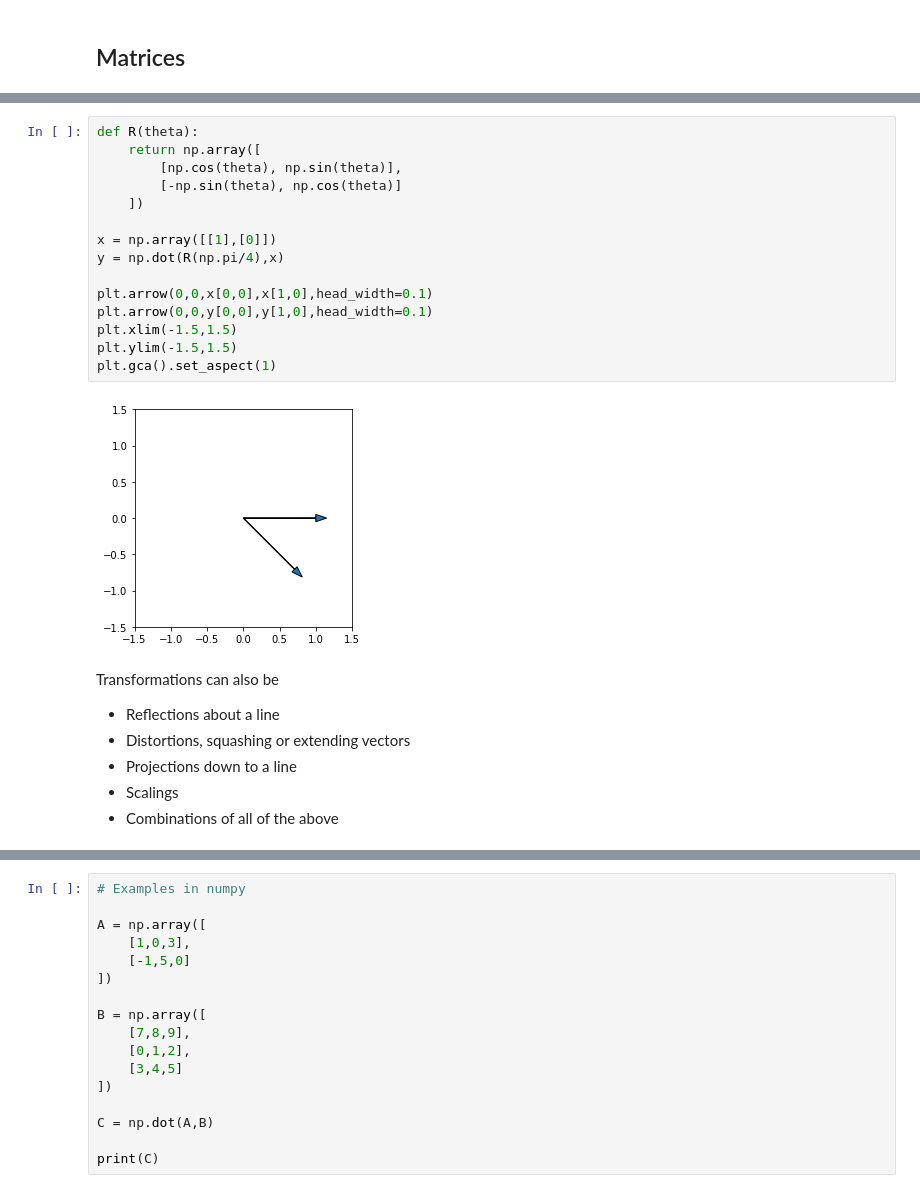
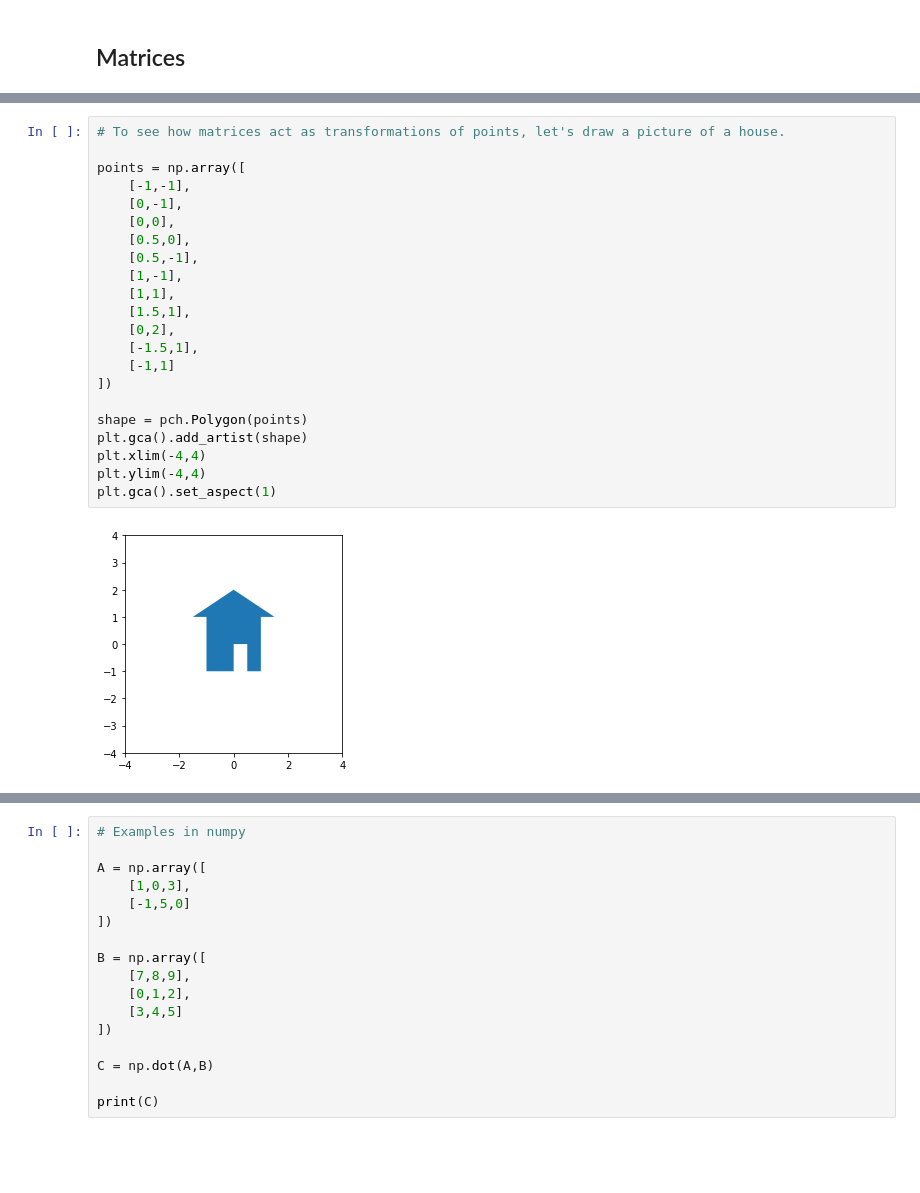
Before and after one commit to klavins/EE502P, a Jupyter notebook: 4.LinearAlgebra.ipynb, the cells around one changed output, grey strips where cells are left out. Cells and saved outputs as stored; diff of their text form; blank space fills up the shorter version.

```diff
--- a/4.LinearAlgebra.ipynb
+++ b/4.LinearAlgebra.ipynb
@@ -309,24 +366,24 @@ These matrices when applied to vectors, rotate the vectors around the origin by
-# %%
-def R(theta):
-    return np.array([
-        [np.cos(theta), np.sin(theta)],
-        [-np.sin(theta), np.cos(theta)]
-    ])
-
-x = np.array([[1],[0]])
-y = np.dot(R(np.pi/4),x)
-
-plt.arrow(0,0,x[0,0],x[1,0],head_width=0.1)
-plt.arrow(0,0,y[0,0],y[1,0],head_width=0.1)
-plt.xlim(-1.5,1.5)
-plt.ylim(-1.5,1.5)
-plt.gca().set_aspect(1)
-# %% [output]
-[figure, removed]
-# %% [markdown]
-Transformations can also be
-- Reflections about a line
-- Distortions, squashing or extending vectors
-- Projections down to a line
-- Scalings
-- Combinations of all of the above
+# %%
+# To see how matrices act as transformations of points, let's draw a picture of a house.
+
+points = np.array([
+    [-1,-1],
+    [0,-1],
+    [0,0],
+    [0.5,0],
+    [0.5,-1],
+    [1,-1],
+    [1,1],
+    [1.5,1],
+    [0,2],
+    [-1.5,1],
+    [-1,1]
+])
+
+shape = pch.Polygon(points)
+plt.gca().add_artist(shape)
+plt.xlim(-4,4)
+plt.ylim(-4,4)
+plt.gca().set_aspect(1)
+# %% [output]
+[figure, added]
```
Also changed, not shown: parts of 29 cells of this notebook.
